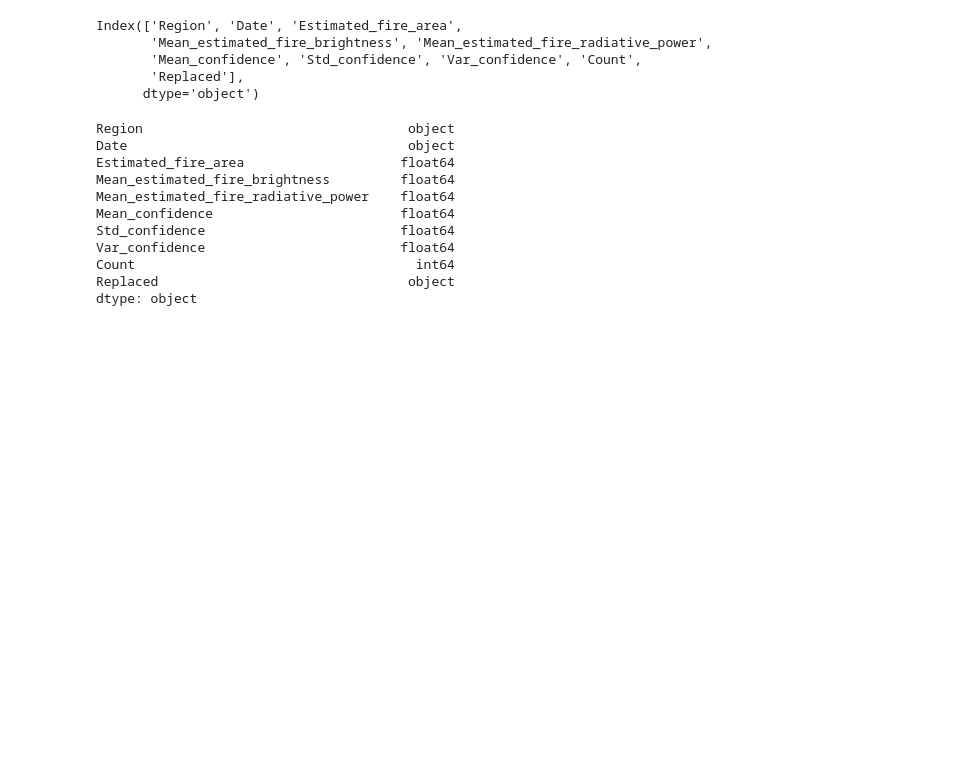
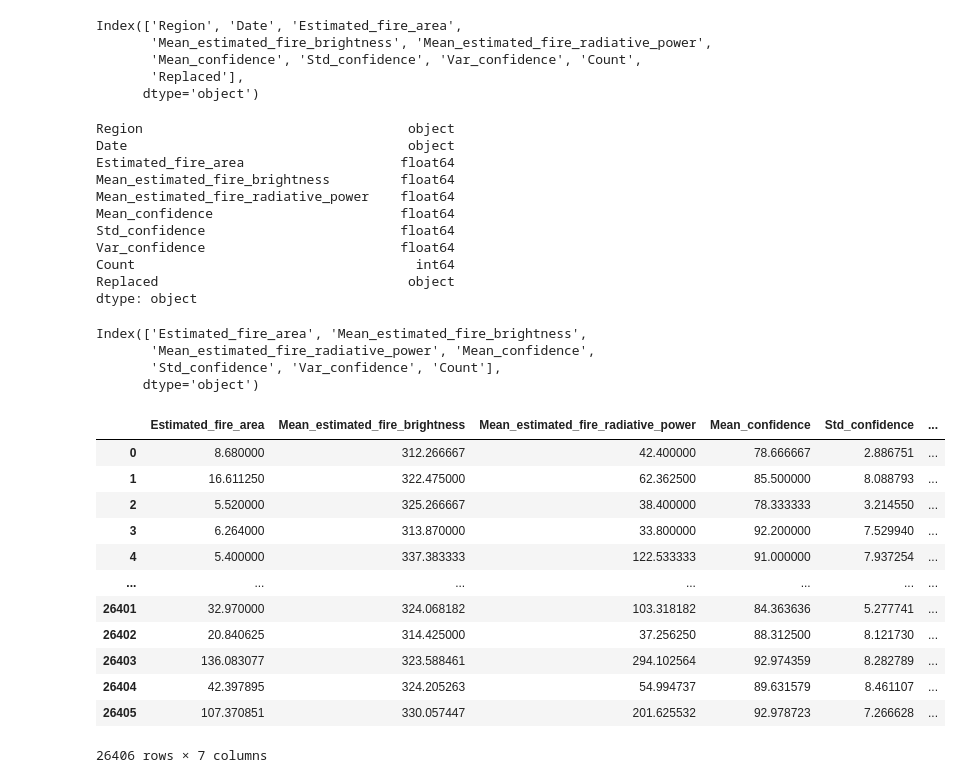
Before and after one commit to ccomkhj/Spot-Challenge-Wildfires, a Jupyter notebook: main/data_process.ipynb, the cells around one changed output. Cells and saved outputs as stored; diff of their text form; code cells hidden in the pictures; blank space fills up the shorter version.

```diff
--- a/main/data_process.ipynb
+++ b/main/data_process.ipynb
@@ -367,3 +367,26 @@ Var_confidence                         float64
 Count                                    int64
 Replaced                                object
 dtype: object
+# %%
+H_Wildfires.dtypes[H_Wildfires.dtypes!=object].index
+# %% [output]
+Index(['Estimated_fire_area', 'Mean_estimated_fire_brightness',
+       'Mean_estimated_fire_radiative_power', 'Mean_confidence',
+       'Std_confidence', 'Var_confidence', 'Count'],
+      dtype='object')
+# %%
+H_Wildfires[H_Wildfires.dtypes[H_Wildfires.dtypes!=object].index]
+# %% [output]
+|  | Estimated_fire_area | Mean_estimated_fire_brightness | Mean_estimated_fire_radiative_power | Mean_confidence | Std_confidence | ... |
+| 0 | 8.680000 | 312.266667 | 42.400000 | 78.666667 | 2.886751 | ... |
+| 1 | 16.611250 | 322.475000 | 62.362500 | 85.500000 | 8.088793 | ... |
+| 2 | 5.520000 | 325.266667 | 38.400000 | 78.333333 | 3.214550 | ... |
+| 3 | 6.264000 | 313.870000 | 33.800000 | 92.200000 | 7.529940 | ... |
+| 4 | 5.400000 | 337.383333 | 122.533333 | 91.000000 | 7.937254 | ... |
+| ... | ... | ... | ... | ... | ... | ... |
+| 26401 | 32.970000 | 324.068182 | 103.318182 | 84.363636 | 5.277741 | ... |
+| 26402 | 20.840625 | 314.425000 | 37.256250 | 88.312500 | 8.121730 | ... |
+| 26403 | 136.083077 | 323.588461 | 294.102564 | 92.974359 | 8.282789 | ... |
+| 26404 | 42.397895 | 324.205263 | 54.994737 | 89.631579 | 8.461107 | ... |
+| 26405 | 107.370851 | 330.057447 | 201.625532 | 92.978723 | 7.266628 | ... |
+26406 rows × 7 columns
```
Also changed, not shown: parts of 2 cells of this notebook.
